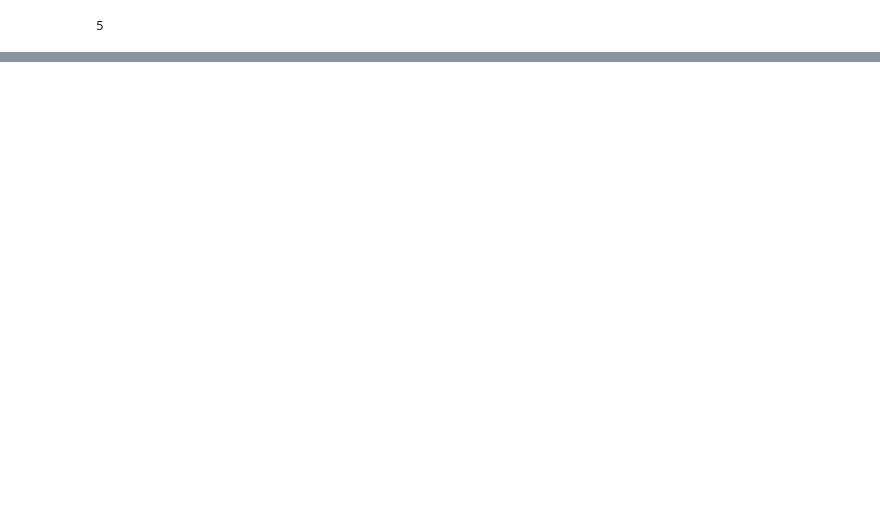
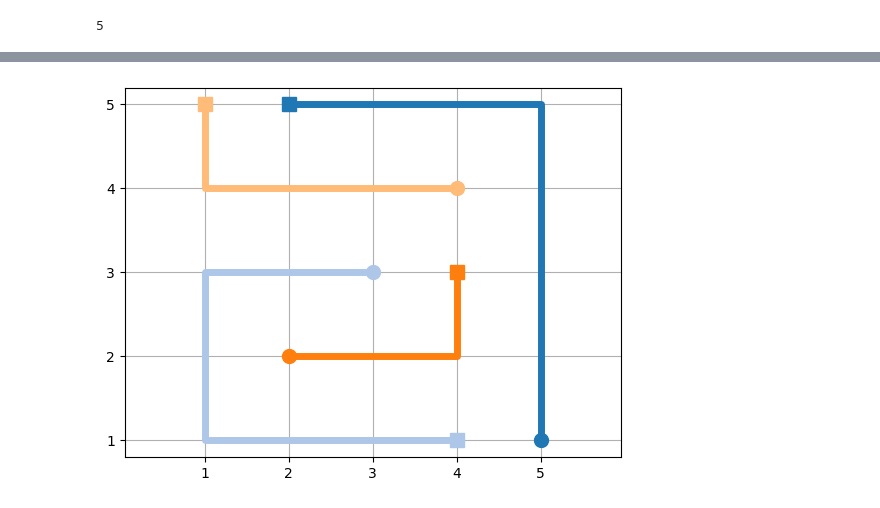
Before and after one commit to shaswot/pathfinder, a Jupyter notebook: notebooks/data-augmenter.ipynb, the cells around one changed output, grey strips where cells are left out. Saved outputs shown, nothing was run; the diff lists cells and outputs as text; code cells hidden in the pictures; blank space fills up the shorter version.

```diff
--- a/notebooks/data-augmenter.ipynb
+++ b/notebooks/data-augmenter.ipynb
@@ -66,0 +107,7 @@ set0_dict
+# %%
+def get_problem_size(dictionary):
+    """Find the N for a NxN problem"""
+    # Extract integers from dictionary values and find the largest integer
+    all_integers = set([int(num) for value in dictionary.values() for num in re.split(';|:', value)])
+    largest_integer = max(all_integers)
+    return largest_integer
@@ -66,0 +216,32 @@ set0_dict
+# %%
+def rotate_soln_by_90(dictionary):
+    # check if the key entries match with the first and last entries of value esubsolutions_entries
+    check_match(dictionary)
+
+    # Get the size of the problem
+    size = get_problem_size(dictionary)
+
+    # keys and values for new dictonary
+    keys = []
+    values = []
+
+    # Transform all coordinates
+    for i, solution_path in enumerate(dictionary.values()):
+        new_path_points = []
+        for path_coord in solution_path.split(';'):
+            point = list(map(int, path_coord.split(':')))
+            temp_point = translate_to_origin(size, point)
+            temp_point = rotate_point_about_origin(temp_point, np.radians(90))
+            temp_point = translate_back(size, temp_point)
+            new_path_points.append(temp_point)
+
+        # Convert the path point coordinates to the dictionary value entry format
+        value_entry = ';'.join(f'{x}:{y}' for x, y in new_path_points)
+        values.append(value_entry)
+
+        # Convert the path point coordinates to the dictionary key entry format
+        endpoints = [new_path_points[0], new_path_points[-1]]
+        key_entry = ';'.join(f'{x}:{y}' for x, y in endpoints)
+        keys.append(key_entry)
+
+    return dict(zip(keys,values))
@@ -66,0 +252,5 @@ set0_dict
+# %%
+rot_set = rotate_soln_by_90(set0_dict)
+visualize_freeflow(rot_set)
+# %% [output]
+[figure, added]
```
Also changed, not shown: parts of 26 cells of this notebook, 11 other files.
